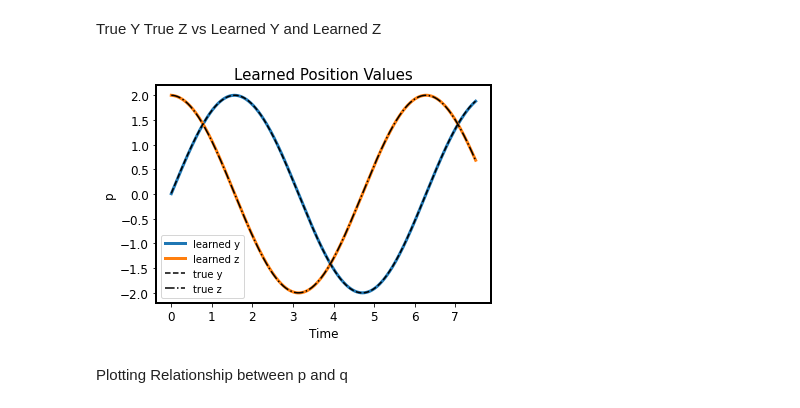
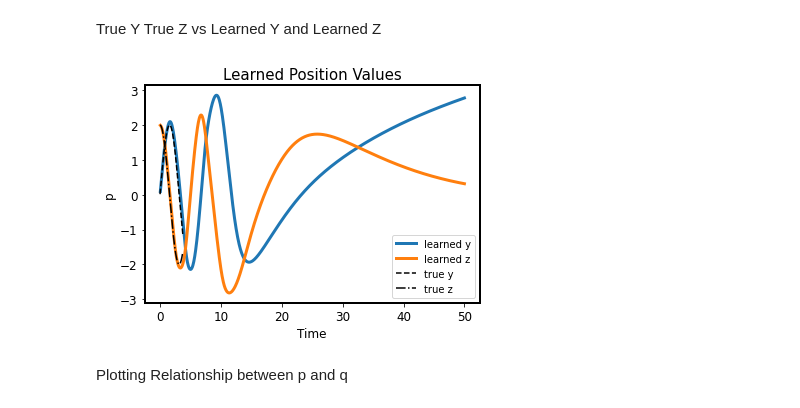
Before and after one commit to mathheider/Learn-ODEs-HINNs, a Jupyter notebook: HINN_Finding_H.ipynb, the cells around one changed output. Saved outputs shown, nothing was run; the diff lists cells and outputs as text; code cells hidden in the pictures.

```diff
--- a/HINN_Finding_H.ipynb
+++ b/HINN_Finding_H.ipynb
@@ -99,8 +98,8 @@ Create our Network:
 
 '''
 
-width = 20
-depth = 3
+width = 10
+depth = 2
 f = net.NN(lay.singleLayer(3, width, act=act.tanhActivation()),
            net.resnetNN(width, depth, h=0.5, act=act.tanhActivation()),
            lay.singleLayer(width, 1, act=act.identityActivation()))
@@ -145,7 +144,7 @@ Training our Network
 '''
 
 # training parameters
-max_epochs = 1500
+max_epochs = 500
 batch_size = n_samples
 
 # get printouts
@@ -281,7 +280,7 @@ plt.semilogy(his[1::, 0], his[1::, idx], linewidth=linewidth, label='f')
 #labels and legens
 plt.xlabel('epoch', fontsize=12)
 plt.ylabel('loss', fontsize=12)
-plt.title('Training Loss', fontsize=15)
+plt.title('Spring Mass Training Loss', fontsize=15)
 plt.legend()
 
 #set label text size
@@ -293,7 +292,6 @@ for tick in ax.yaxis.get_major_ticks():
 
 
 plt.show()
-#fig.savefig('Training Loss.png',dpi=600) #to save the image w/ high dpi
 # %% [output]
                               | running        | train          | valid
 epoch          time           | loss           | loss           | loss
@@ -336,8 +336,8 @@ Continuous Train of Model
 
 t, y, z = x_train[0:1,0:1], x_train[0:1,1:2], x_train[0:1,2:3]
 
-steps = n_samples
-h = stepSize
+steps = 1000
+h = .05
 sol = torch.zeros(steps,4)
 
 for i in range(steps):
@@ -357,8 +370,8 @@ True Y True Z vs Learned Y and Learned Z
 
 t, y, z = x_train[0:1,0:1], x_train[0:1,1:2], x_train[0:1,2:3]
 
-steps = n_samples
-h = stepSize
+steps = 1000
+h = .05
 sol = torch.zeros(steps,4)
 
 for i in range(steps):
@@ -368,35 +381,35 @@ for i in range(steps):
   y = h*fb2  + y
   z = -1 * h*fb1 + z
   t = t + h
   sol[i:i+1,:] =  torch.cat((t,y,z,fb[0].detach()),dim=1)
 
 
 rc('axes', linewidth=2)
 fig = plt.figure()
 
 #lines
 plt.plot(sol[:,0].detach().numpy(),sol[:,1].detach().numpy(), linewidth=3)
 plt.plot(sol[:,0].detach().numpy(),sol[:,2].detach().numpy(), linewidth=3)
 plt.plot(x_train[1:steps,0].detach().numpy(),y_train[1:steps:,0].detach().numpy(),"k--")
 plt.plot(x_train[1:steps,0].detach().numpy(),y_train[1:steps:,1].detach().numpy(),"k-.")
 
 #labels
 plt.title("Learned Position Values", fontsize=15)
 plt.ylabel("p", fontsize=12)
 plt.xlabel("Time", fontsize=12)
 plt.legend(['learned y','learned z','true y', 'true z'])
 
 ax = gca()
 #set label text size
 for tick in ax.xaxis.get_major_ticks():
     tick.label1.set_fontsize(12)
 for tick in ax.yaxis.get_major_ticks():
     tick.label1.set_fontsize(12)
 
 
-fig.savefig('Learned Position Values.png',dpi=600, bbox_inches = 'tight', pad_inches = 0.05) #to save the image
+#fig.savefig('Learned Position Values.png',dpi=600, bbox_inches = 'tight', pad_inches = 0.05) #to save the image
 # %% [output]
-[figure, old version]
+[figure, new version]
 # %% [markdown]
 Plotting Relationship between p and q
 # %%
```
Also changed, not shown: parts of 10 cells of this notebook, 4 other files.
